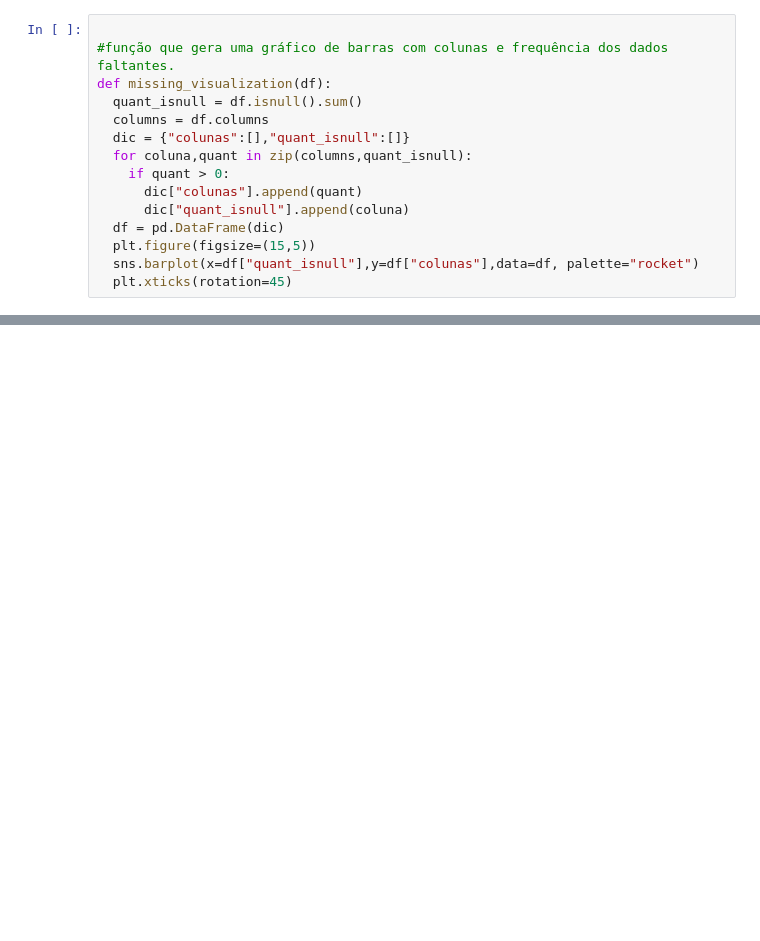
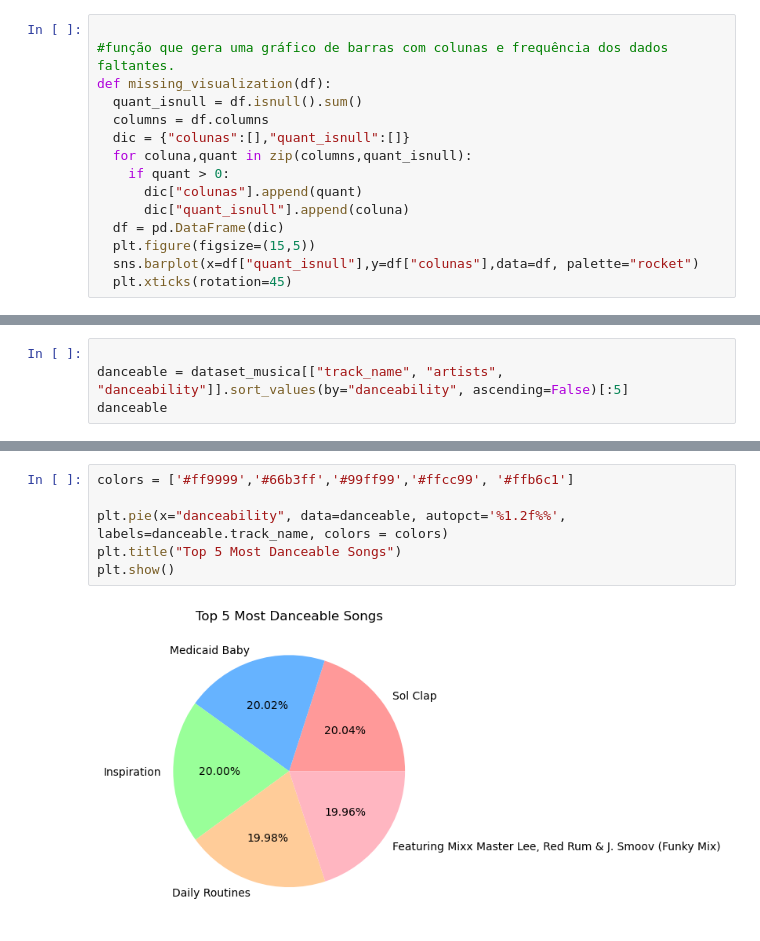
Before and after one commit to guimedeirosf/ml-song-popular, a Jupyter notebook: Spotify.ipynb, the cells around one changed output, grey strips where cells are left out. Drawn from its saved outputs; the diff is of its cells as text; blank space fills up the shorter version.

```diff
--- a/Spotify.ipynb
+++ b/Spotify.ipynb
@@ -169,0 +241,4 @@ Error:
+# %%
+
+danceable = dataset_musica[["track_name", "artists", "danceability"]].sort_values(by="danceability", ascending=False)[:5]
+danceable
@@ -169,0 +252,8 @@ Error:
+# %%
+colors = ['#ff9999','#66b3ff','#99ff99','#ffcc99', '#ffb6c1']
+
+plt.pie(x="danceability", data=danceable, autopct='%1.2f%%', labels=danceable.track_name, colors = colors)
+plt.title("Top 5 Most Danceable Songs")
+plt.show()
+# %% [output]
+[figure, added]
```
Also changed, not shown: parts of 13 cells of this notebook.
